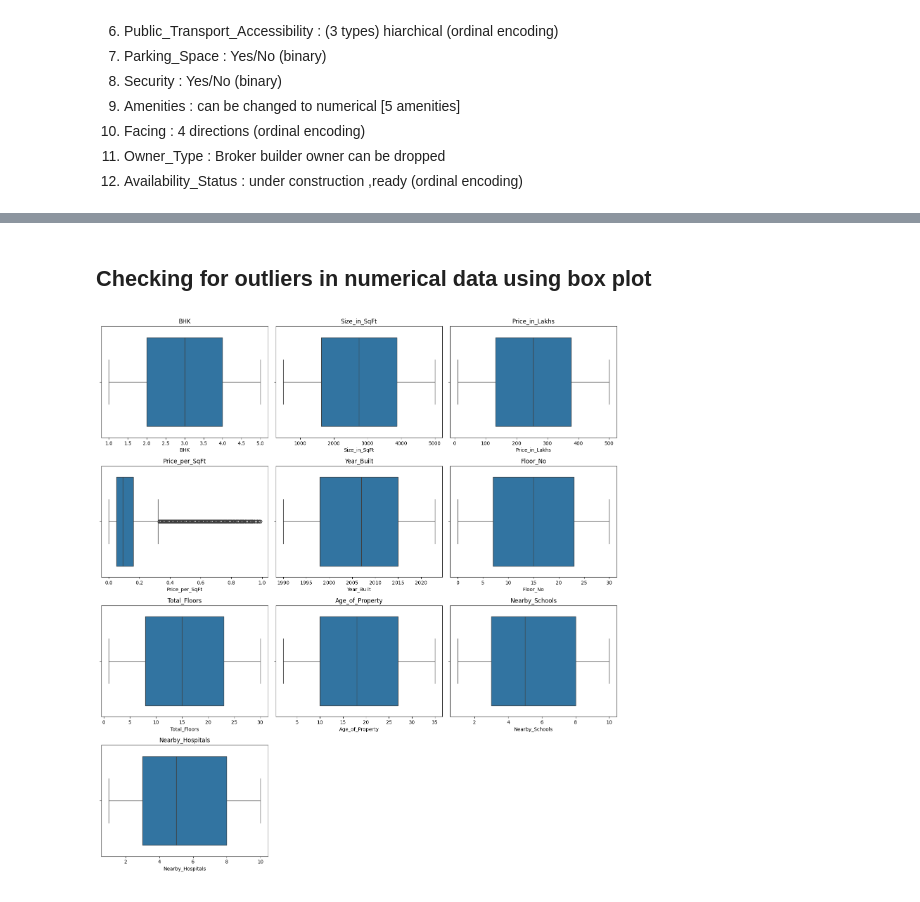
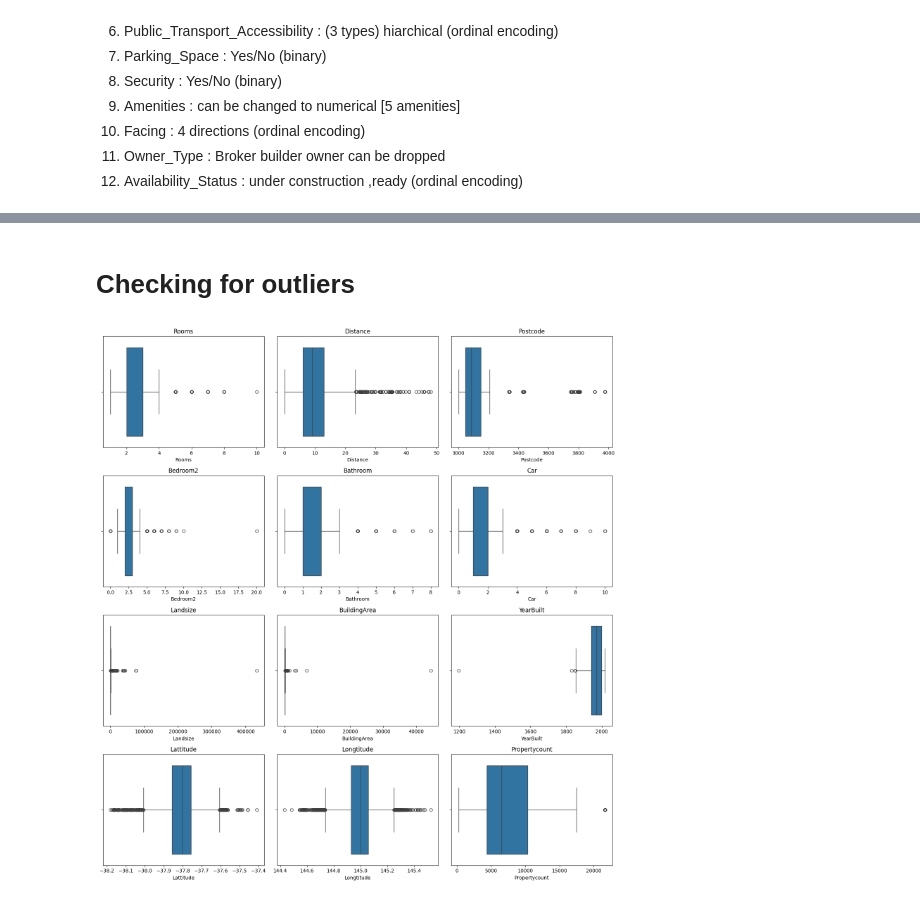
Before and after one commit to springboardmentor425/B-13-RealtyAI-Smart-Real-Estate-Insight-Platform, a Jupyter notebook: notebooks/Exploratory Data Analysis.ipynb, the cells around one changed output, grey strips where cells are left out. Saved outputs shown, nothing was run; the diff lists cells and outputs as text; code cells hidden in the pictures.

```diff
--- a/notebooks/Exploratory Data Analysis.ipynb
+++ b/notebooks/Exploratory Data Analysis.ipynb
@@ -264,0 +100,5 @@ category_dict
+# %%
+numerical_cols = df.select_dtypes(include=["number"]).columns
+categorical_cols = df.select_dtypes(include=["object", "string"]).columns
+
+numerical_cols, categorical_cols
@@ -264,0 +171,7 @@ category_dict
+# %%
+# Group by suburbs the mean price:
+df["Price"] = df["Price"].astype(str).str.replace(",", "")
+df["Price"] = pd.to_numeric(df["Price"], errors="coerce")
+
+pd.options.display.float_format = '{:,.0f}'.format
+df.groupby("Suburb")["Price"].mean().sort_values(ascending=False).head(10)
@@ -264,0 +465,11 @@ category_dict
+# %%
+low_card_cols = ["Type","Method","Regionname"]
+high_card_cols = ["Suburb","SellerG", "Address"]
+med_card_cols = ["CouncilArea"]
+# %%
+category_dict = {}
+
+for col in low_card_cols:
+    category_dict[col] = df[col].unique().tolist()
+
+category_dict
@@ -265,22 +531,26 @@ category_dict
 # %% [markdown]
-## Checking for outliers in numerical data using box plot
+# Checking for outliers
 # %%
 import math
+
+# select numerical columns except target
+numerical_cols = df.select_dtypes(include=["number"]).columns.drop("Price")
+
 n_cols = 3
 n_rows = math.ceil(len(numerical_cols) / n_cols)
 
 fig, axes = plt.subplots(n_rows, n_cols, figsize=(5*n_cols, 4*n_rows))
-
 axes = axes.flatten()
 
 for i, col in enumerate(numerical_cols):
     sns.boxplot(x=df[col], ax=axes[i])
     axes[i].set_title(col)
 
+# remove empty plots
 for j in range(i+1, len(axes)):
     fig.delaxes(axes[j])
 
 plt.tight_layout()
 plt.show()
 # %% [output]
-[figure, old version]
+[figure, new version]
```
Also changed, not shown: parts of 50 cells of this notebook, 5 other files.
